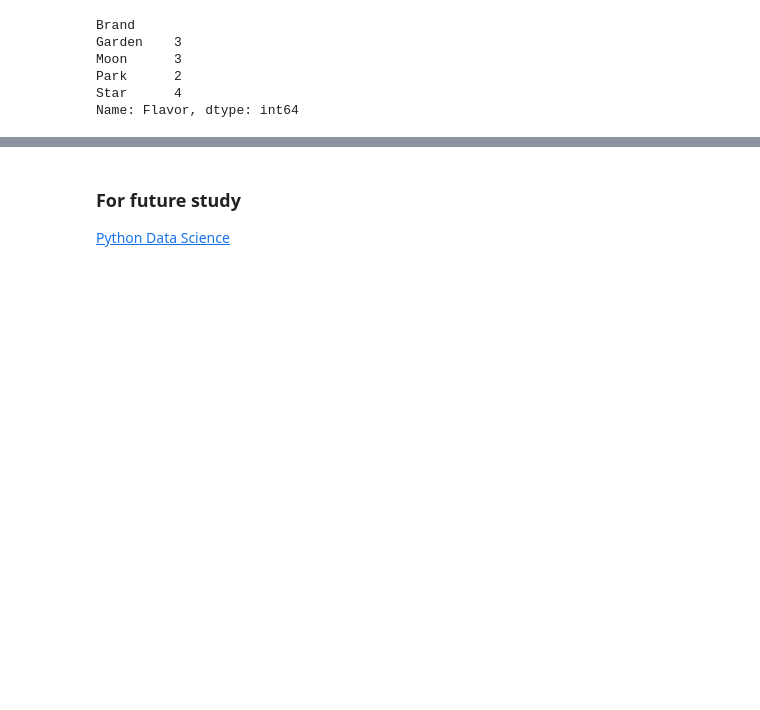
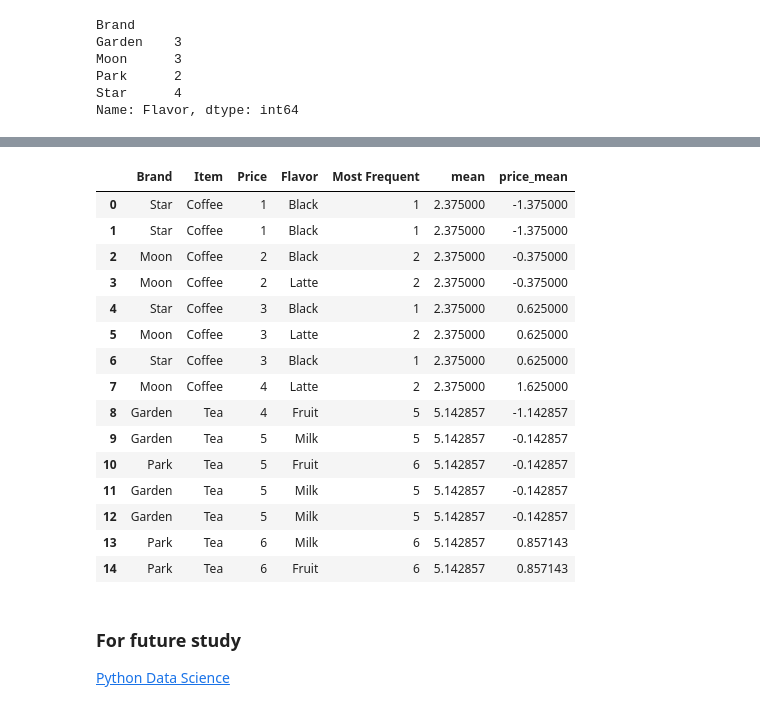
Before and after one commit to zigzagjie/Data-Science, a Jupyter notebook: Pandas/Groupby, Agg and Transform.ipynb, the cells around one changed output, grey strips where cells are left out. Saved outputs shown, nothing was run; the diff lists cells and outputs as text; code cells hidden in the pictures; blank space fills up the shorter version.

```diff
--- a/Pandas/Groupby, Agg and Transform.ipynb
+++ b/Pandas/Groupby, Agg and Transform.ipynb
@@ -320,3 +339,25 @@ Name: Flavor, dtype: int64
+# %%
+item['mean']=item.groupby('Item').Price.transform(np.mean)
+item['price_mean'] = item.groupby('Item').Price.transform(lambda x: x-x.mean())
+# %%
+item
+# %% [output]
+|  | Brand | Item | Price | Flavor | Most Frequent | mean | price_mean |
+| 0 | Star | Coffee | 1 | Black | 1 | 2.375000 | -1.375000 |
+| 1 | Star | Coffee | 1 | Black | 1 | 2.375000 | -1.375000 |
+| 2 | Moon | Coffee | 2 | Black | 2 | 2.375000 | -0.375000 |
+| 3 | Moon | Coffee | 2 | Latte | 2 | 2.375000 | -0.375000 |
+| 4 | Star | Coffee | 3 | Black | 1 | 2.375000 | 0.625000 |
+| 5 | Moon | Coffee | 3 | Latte | 2 | 2.375000 | 0.625000 |
+| 6 | Star | Coffee | 3 | Black | 1 | 2.375000 | 0.625000 |
+| 7 | Moon | Coffee | 4 | Latte | 2 | 2.375000 | 1.625000 |
+| 8 | Garden | Tea | 4 | Fruit | 5 | 5.142857 | -1.142857 |
+| 9 | Garden | Tea | 5 | Milk | 5 | 5.142857 | -0.142857 |
+| 10 | Park | Tea | 5 | Fruit | 6 | 5.142857 | -0.142857 |
+| 11 | Garden | Tea | 5 | Milk | 5 | 5.142857 | -0.142857 |
+| 12 | Garden | Tea | 5 | Milk | 5 | 5.142857 | -0.142857 |
+| 13 | Park | Tea | 6 | Milk | 6 | 5.142857 | 0.857143 |
+| 14 | Park | Tea | 6 | Fruit | 6 | 5.142857 | 0.857143 |
 # %% [markdown]
 ### For future study
 
```
Also changed, not shown: parts of 7 cells of this notebook.
